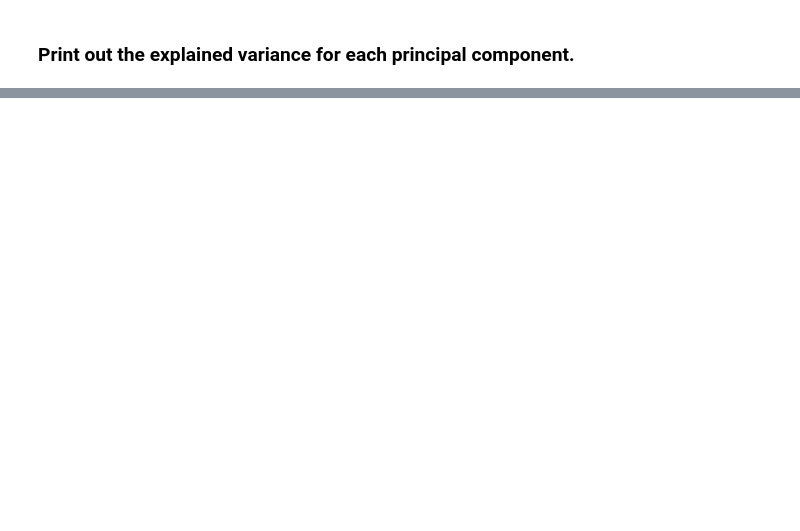
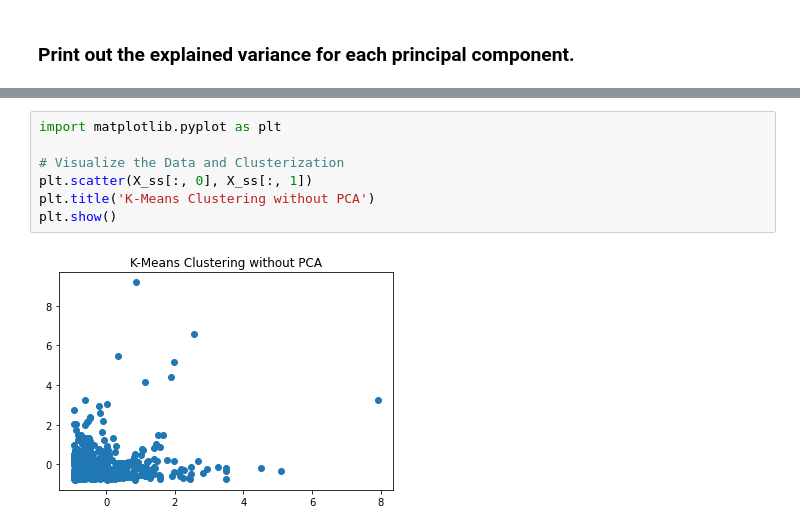
Before and after one commit to SamuelFolledo/DS2.1-Machine-Learning, a Jupyter notebook: classwork/homework/Homework 3- PCA and KMeans.ipynb, the cells around one changed output, grey strips where cells are left out. Drawn from its saved outputs; the diff is of its cells as text; blank space fills up the shorter version.

```diff
--- a/classwork/homework/Homework 3- PCA and KMeans.ipynb
+++ b/classwork/homework/Homework 3- PCA and KMeans.ipynb
@@ -115,0 +159,9 @@ Use PCA to transform the data, and then use k-means clustering on it to see if o
+# %%
+import matplotlib.pyplot as plt
+
+# Visualize the Data and Clusterization
+plt.scatter(X_ss[:, 0], X_ss[:, 1])
+plt.title('K-Means Clustering without PCA')
+plt.show()
+# %% [output]
+[figure, added]
```
Also changed, not shown: parts of 14 cells of this notebook, 1 other file.
